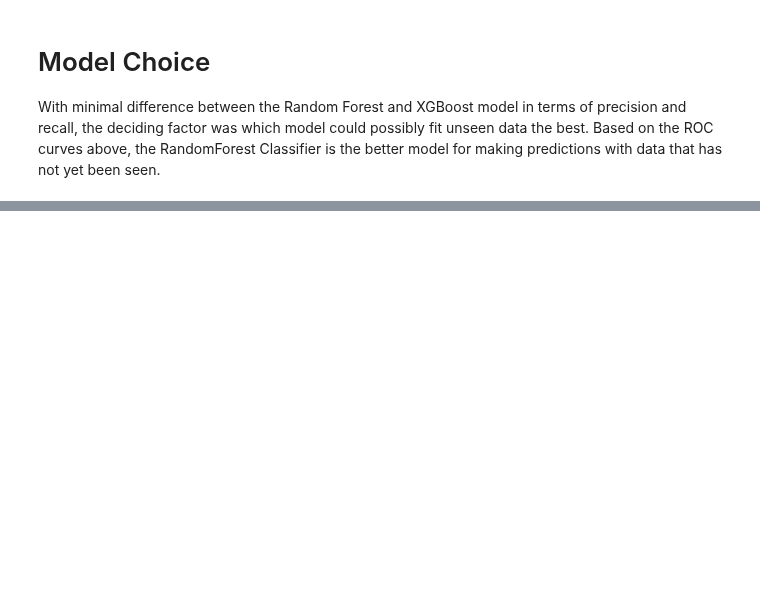
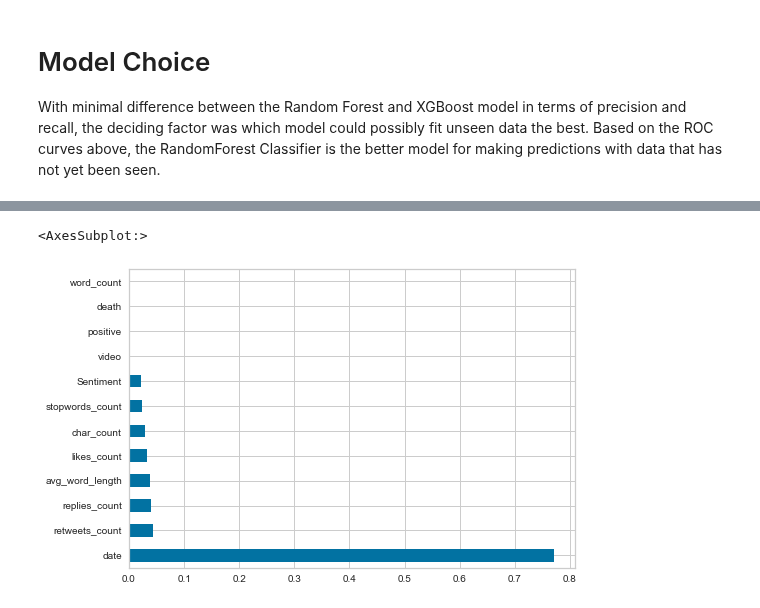
Before and after one commit to jdsmithwes/Capstone-Project, a Jupyter notebook: Models.ipynb, the cells around one changed output, grey strips where cells are left out. Saved outputs shown, nothing was run; the diff lists cells and outputs as text; code cells hidden in the pictures; blank space fills up the shorter version.

```diff
--- a/Models.ipynb
+++ b/Models.ipynb
@@ -180,5 +167,9 @@ print('\n ======================================================================
 # %%
 #fitting and making predictions with model
-clf_DT = DecisionTreeClassifier(criterion='gini',splitter='best')
-clf_DT_model = clf_DT.fit(X_train,y_train)
-clf_DT.predict(X_test)
+#clf_DT = DecisionTreeClassifier(criterion='gini',splitter='best')
+#clf_DT_model = clf_DT.fit(X_train,y_train)
+#saving model
+#pickle.dump( clf_DT_model, open( "clf_DT_model.p", "wb" ) )
+
+clf_DT = pickle.load( open( "clf_DT_model.p", "rb" ) )
+ypred_DT = clf_DT.predict(X_test)
@@ -331,6 +300,12 @@ clf_XGB = Pipeline(steps=[('preprocessor', preprocessor),
                       ('classifier', Model)])
 # %%
 #fitting and making predictions with model
-clf_XGB = Model
-clf_XGB_model = clf_XGB.fit(X_train,y_train)
-clf_XGB.predict(X_test)
+#clf_XGB = Model
+#clf_XGB_model = clf_XGB.fit(X_train,y_train)
+
+#saving the model
+#pickle.dump( favorite_color, open( "save.p", "wb" ) )
+#pickle.dump(clf_XGB_model , open( "clf_XGB_model.p", "wb" ) )
+
+clf_XGB = pickle.load( open( "clf_XGB_model.p", "rb" ) )
+ypred_XGB = clf_XGB.predict(X_test)
@@ -377,0 +369,7 @@ With minimal difference between the Random Forest and XGBoost model in terms of
+# %%
+(pd.Series(clf_XGB.feature_importances_, index=X.columns)
+   .nlargest(len(X.columns))
+   .plot(kind='barh'))
+# %% [output]
+<AxesSubplot:>
+[figure, added]
```
Also changed, not shown: parts of 20 cells of this notebook, 6 other files.
